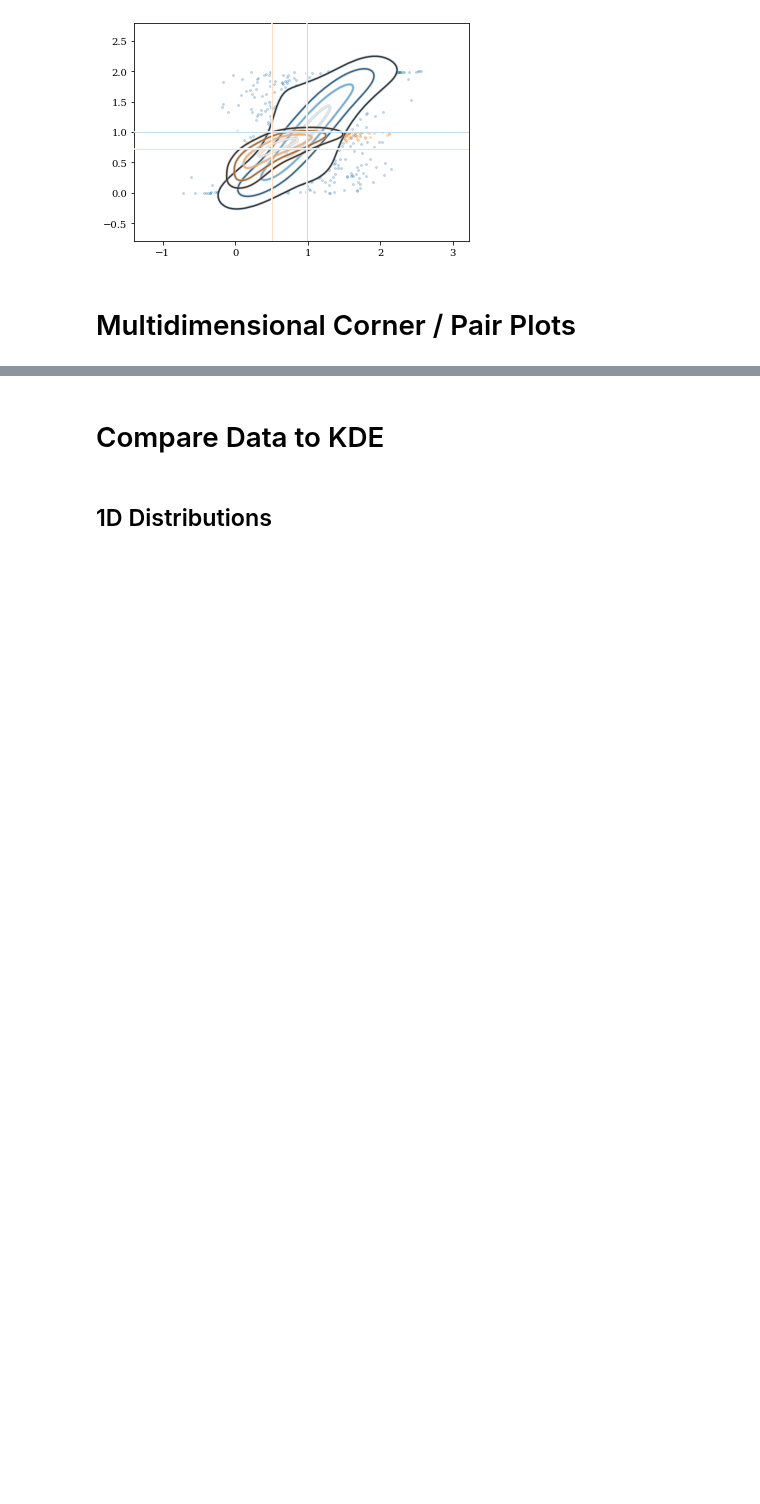
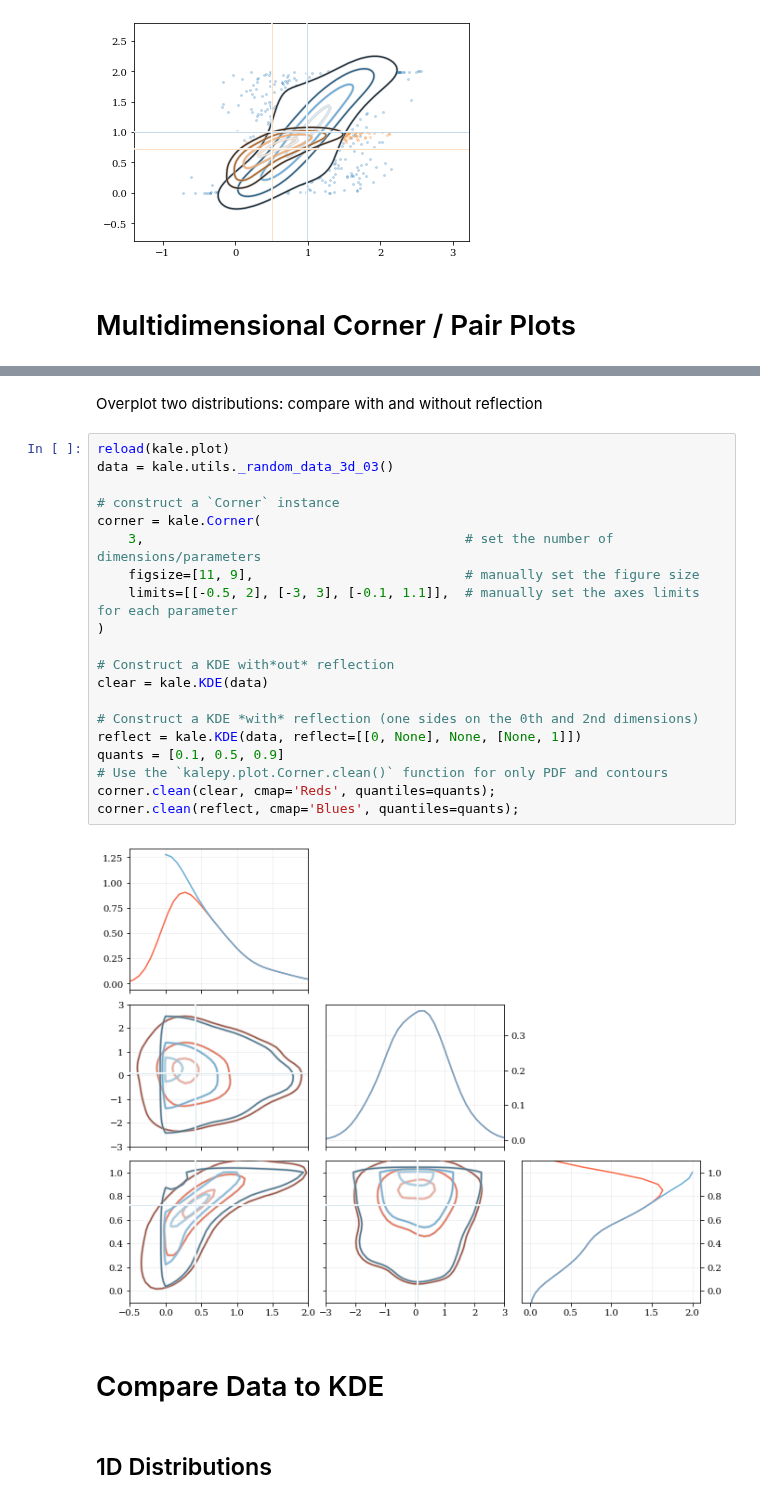
Before and after one commit to lzkelley/kalepy, a Jupyter notebook: notebooks/plotting.ipynb, the cells around one changed output, grey strips where cells are left out. Cells and saved outputs as stored; diff of their text form; blank space fills up the shorter version.

```diff
--- a/notebooks/plotting.ipynb
+++ b/notebooks/plotting.ipynb
@@ -290,3 +248,27 @@ save_fig(corner.fig, fname)
+# %% [markdown]
+Overplot two distributions: compare with and without reflection
+# %%
+reload(kale.plot)
+data = kale.utils._random_data_3d_03()
+
+# construct a `Corner` instance
+corner = kale.Corner(
+    3,                                         # set the number of dimensions/parameters
+    figsize=[11, 9],                           # manually set the figure size
+    limits=[[-0.5, 2], [-3, 3], [-0.1, 1.1]],  # manually set the axes limits for each parameter
+)
+
+# Construct a KDE with*out* reflection
+clear = kale.KDE(data)
+
+# Construct a KDE *with* reflection (one sides on the 0th and 2nd dimensions)
+reflect = kale.KDE(data, reflect=[[0, None], None, [None, 1]])
+quants = [0.1, 0.5, 0.9]
+# Use the `kalepy.plot.Corner.clean()` function for only PDF and contours
+corner.clean(clear, cmap='Reds', quantiles=quants);
+corner.clean(reflect, cmap='Blues', quantiles=quants);
+# %% [output]
+[figure, added]
 # %% [markdown]
 # Compare Data to KDE
 # %% [markdown]
```
Also changed, not shown: parts of 9 cells of this notebook, 1 other file.
